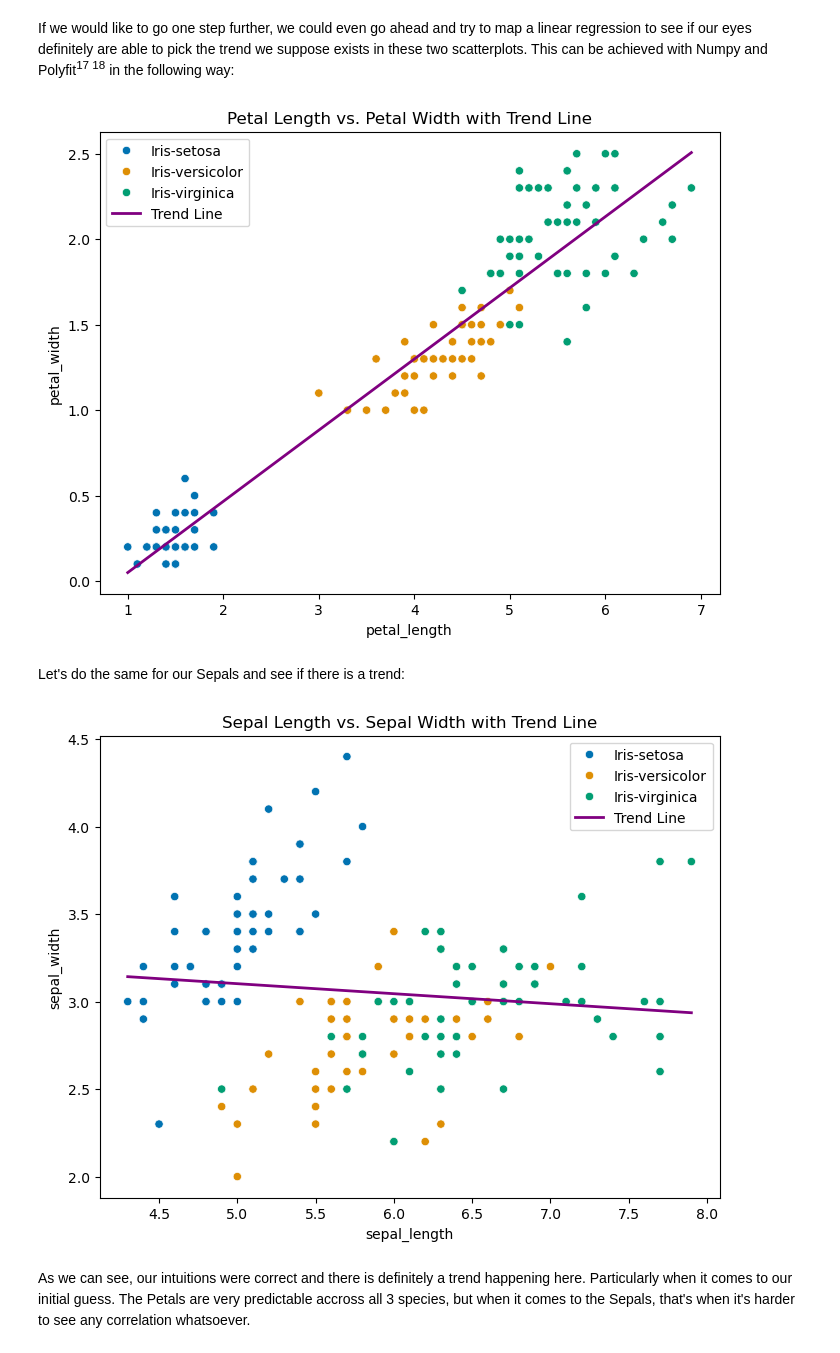
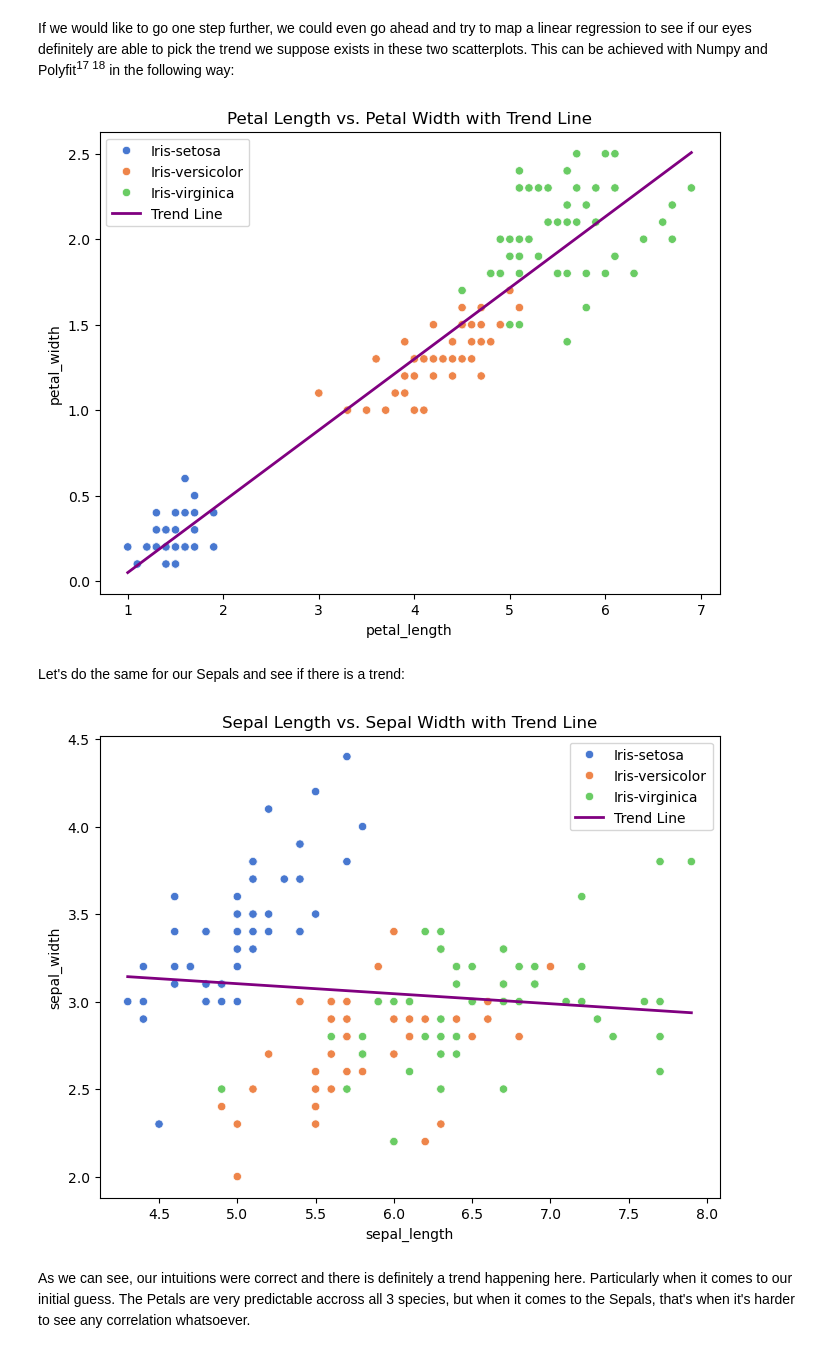
Before and after one commit to LoicBagnoud/pands-project, a Jupyter notebook: iris.ipynb, the cells around one changed output. Cells and saved outputs as stored; diff of their text form; code cells hidden in the pictures.

```diff
--- a/iris.ipynb
+++ b/iris.ipynb
@@ -284,7 +284,7 @@ If we would like to go one step further, we could even go ahead and try to map a
 # %%
 # First, we create the scatterplot, same as before
 plt.figure(figsize=(8, 6))
-sns.scatterplot(data=df, x="petal_length", y="petal_width", hue="species", palette="colorblind")
+sns.scatterplot(data=df, x="petal_length", y="petal_width", hue="species", palette="muted")
 
 # Now, we try and fit our line. First we store the numeric features we've done before into variables. In this case the x and the y
 x = df['petal_length']
@@ -307,30 +307,30 @@ plt.legend()
 plt.savefig("petal_scatterplot_trend_line.png", bbox_inches='tight')
 plt.show()
 # %% [output]
-[figure, old version]
+[figure, new version]
 # %% [markdown]
 Let's do the same for our Sepals and see if there is a trend:
 # %%
 # We can copy the exact same format as above, but just make sure we adjust with the correct values
 plt.figure(figsize=(8, 6))
-sns.scatterplot(data=df, x="sepal_length", y="sepal_width", hue="species", palette="colorblind")
+sns.scatterplot(data=df, x="sepal_length", y="sepal_width", hue="species", palette="muted")
 
 # I used the same global variables here. For the purposes of this Jupyter Notebook, it gets our point accross because one plot gets shown and the variables get replaced so there shouldn't
 # technically be a problem.
 x = df['sepal_length']
 y = df['sepal_width']
 
 slope, intercept = np.polyfit(x, y, 1)
 x_line = np.linspace(x.min(), x.max())
 y_line = slope * x_line + intercept
 
 plt.plot(x_line, y_line, color='purple', linewidth=2, label='Trend Line')
 plt.title("Sepal Length vs. Sepal Width with Trend Line")
 plt.legend()
 plt.savefig("sepal_scatterplot_trend_line.png", bbox_inches='tight')
 plt.show()
 # %% [output]
-[figure, old version]
+[figure, new version]
 # %% [markdown]
 As we can see, our intuitions were correct and there is definitely a trend happening here. Particularly when it comes to our initial guess. The Petals are very predictable accross all 3 species, but when it comes to the Sepals, that's when it's harder to see any correlation whatsoever.
 # %% [markdown]
```
Also changed, not shown: parts of 16 cells of this notebook, 1 other file.
